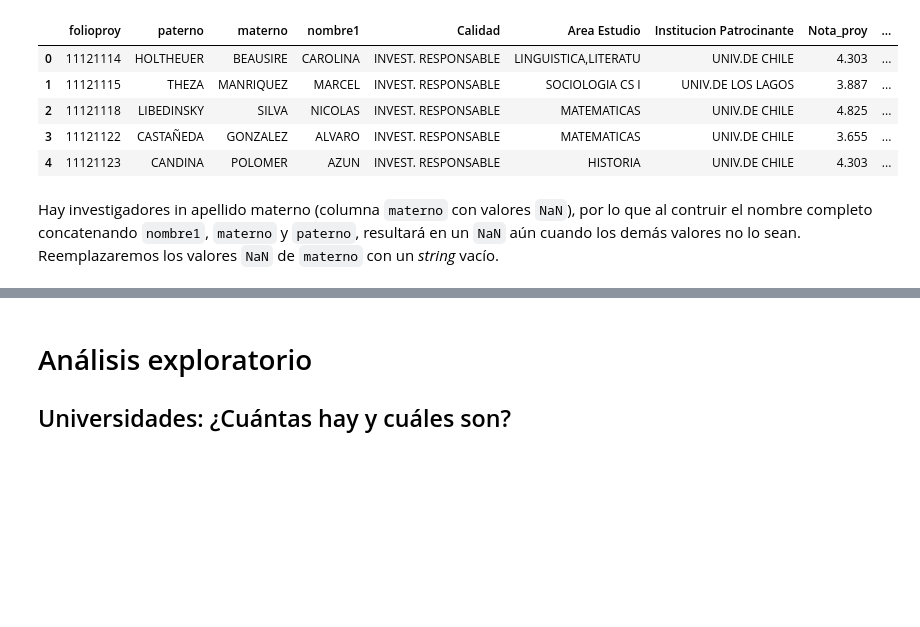
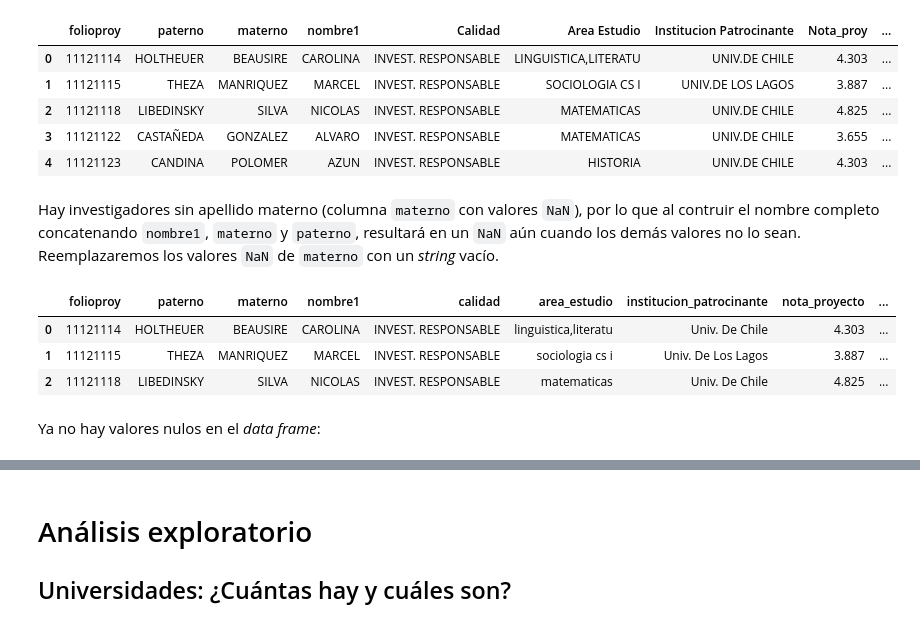
Before and after one commit to Orion89/fondecyt, a Jupyter notebook: proyectos_fondecyt.ipynb, the cells around one changed output, grey strips where cells are left out. Drawn from its saved outputs; the diff is of its cells as text; code cells hidden in the pictures; blank space fills up the shorter version.

```diff
--- a/proyectos_fondecyt.ipynb
+++ b/proyectos_fondecyt.ipynb
@@ -33,22 +34,30 @@ data.head()
 | 3 | 11121122 | CASTAÑEDA | GONZALEZ | ALVARO | INVEST. RESPONSABLE | MATEMATICAS | UNIV.DE CHILE | 3.655 | ... |
 | 4 | 11121123 | CANDINA | POLOMER | AZUN | INVEST. RESPONSABLE | HISTORIA | UNIV.DE CHILE | 4.303 | ... |
 # %% [markdown]
-Hay investigadores in apellido materno (columna `materno` con valores `NaN`), por lo que al contruir el nombre completo concatenando `nombre1`, `materno` y `paterno`, resultará en un `NaN` aún cuando los demás valores no lo sean. Reemplazaremos los valores `NaN` de `materno` con un *string* vacío.
+Hay investigadores sin apellido materno (columna `materno` con valores `NaN`), por lo que al contruir el nombre completo concatenando `nombre1`, `materno` y `paterno`, resultará en un `NaN` aún cuando los demás valores no lo sean. Reemplazaremos los valores `NaN` de `materno` con un *string* vacío.
 # %%
 data['materno'].fillna('', inplace=True)
 data['nombre_completo'] = data['nombre1'].str.title() + ' ' + data['paterno'].str.title() + ' ' + data['materno'].str.title()
 data['Area Estudio'] = data['Area Estudio'].str.lower()
-data['Nota_proy'].fillna(1., inplace=True) # el 1. es arbitrario, no sé la escala de notas
+data['Nota_proy'].fillna(1., inplace=True) # el 1. es arbitrario
 data['Institucion Patrocinante'] = data['Institucion Patrocinante'].apply(lambda u_name: f"{u_name.partition('.')[0].title()}. {u_name.partition('.')[2].strip().title()}")
 data.rename(columns={'Area Estudio': 'area_estudio',
                      'Institucion Patrocinante': 'institucion_patrocinante',
                     'Año Concurso': 'año_concurso',
                     'Nota_proy': 'nota_proyecto',
                     'Instrumento': 'instrumento',
                     'Calidad': 'calidad'},
             inplace=True)
+data.head(3)
+# %% [output]
+|  | folioproy | paterno | materno | nombre1 | calidad | area_estudio | institucion_patrocinante | nota_proyecto | ... |
+| 0 | 11121114 | HOLTHEUER | BEAUSIRE | CAROLINA | INVEST. RESPONSABLE | linguistica,literatu | Univ. De Chile | 4.303 | ... |
+| 1 | 11121115 | THEZA | MANRIQUEZ | MARCEL | INVEST. RESPONSABLE | sociologia cs i | Univ. De Los Lagos | 3.887 | ... |
+| 2 | 11121118 | LIBEDINSKY | SILVA | NICOLAS | INVEST. RESPONSABLE | matematicas | Univ. De Chile | 4.825 | ... |
 # %%
 data.to_csv("./proyectos_fondecyt_2012-2019.csv", index=None)
+# %% [markdown]
+Ya no hay valores nulos en el *data frame*:
 # %%
 data.info()
 # %% [output]
```
Also changed, not shown: parts of 29 cells of this notebook, 1 other file.
